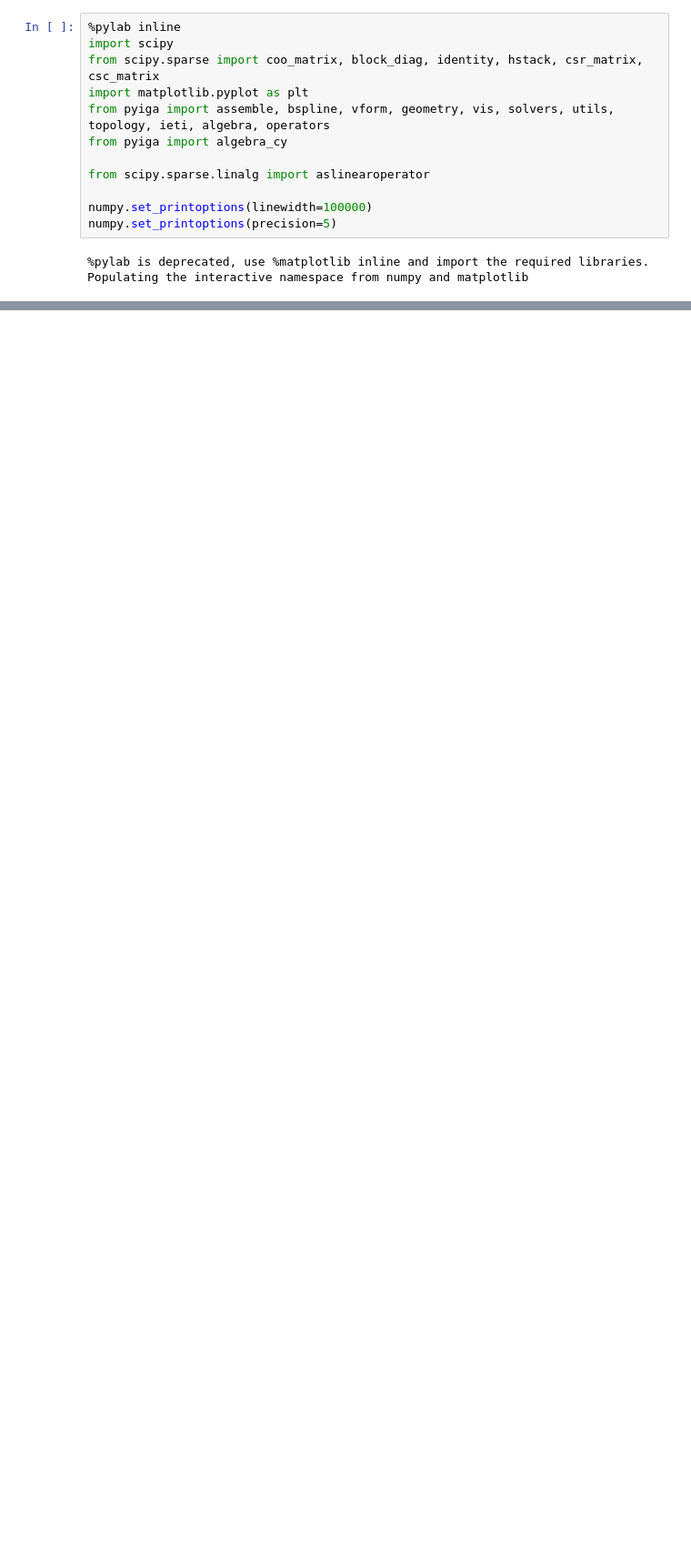
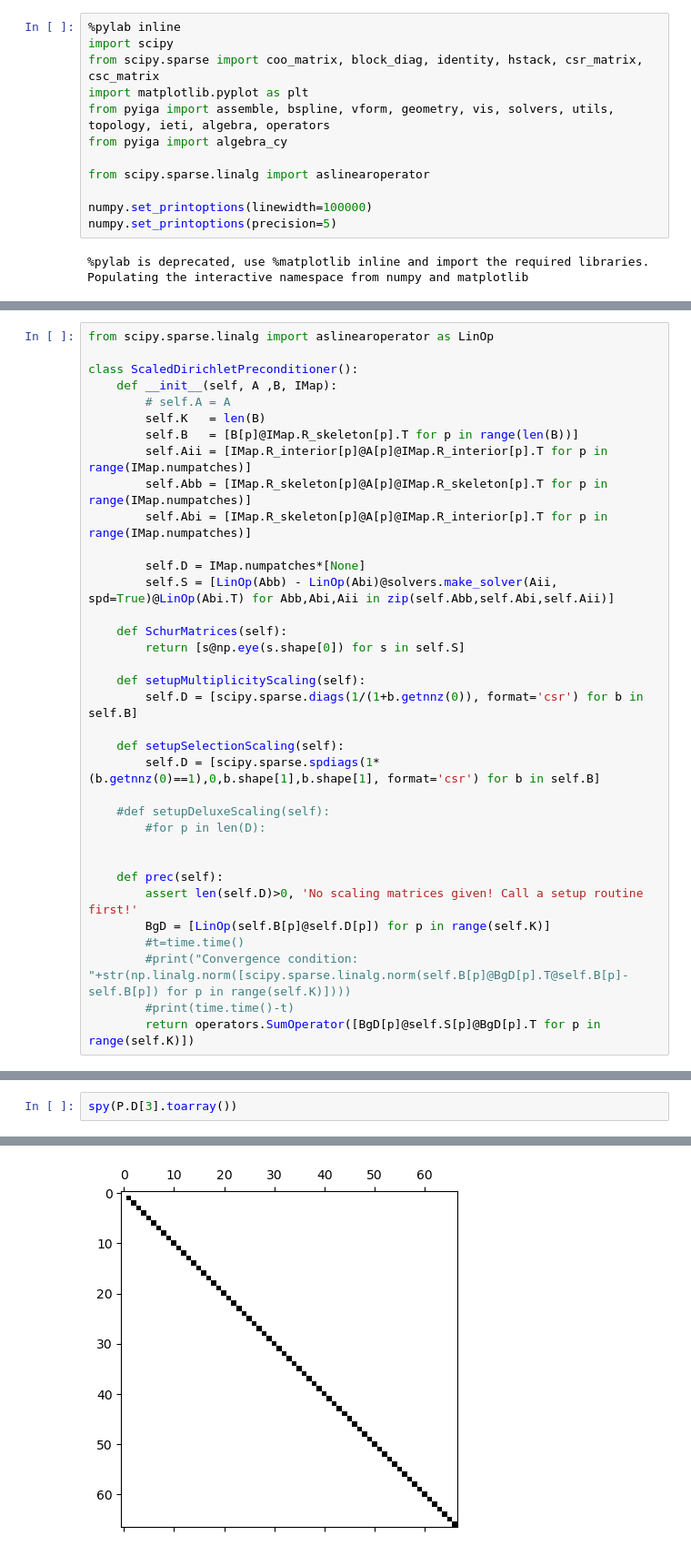
Before and after one commit to Stefan714/pyiga, a Jupyter notebook: notebooks/IETI2.ipynb, the cells around one changed output, grey strips where cells are left out. Shown at 91% size. Saved outputs shown, nothing was run; the diff lists cells and outputs as text; blank space fills up the shorter version.

```diff
--- a/notebooks/IETI2.ipynb
+++ b/notebooks/IETI2.ipynb
@@ -232,3 +365,38 @@ class IetiSystem():
         assert np.all([self.A[p].shape[0]==self.A[p].shape[1] for p in range(K)]), 'Local system matrices are not square!'
         assert np.all([self.B[p].shape[1] == self.A[p].shape[1] for p in range(K)]), 'Constraint matrices have incompatible dimension!'
         assert np.all([self.A[p].shape[0]==len(self.RHS[p]) for p in range(K)]), 'Local rhs vectors have incompatible dimension!'
+# %%
+from scipy.sparse.linalg import aslinearoperator as LinOp
+
+class ScaledDirichletPreconditioner():
+    def __init__(self, A ,B, IMap):
+        # self.A = A
+        self.K   = len(B)
+        self.B   = [B[p]@IMap.R_skeleton[p].T for p in range(len(B))]
+        self.Aii = [IMap.R_interior[p]@A[p]@IMap.R_interior[p].T for p in range(IMap.numpatches)]
+        self.Abb = [IMap.R_skeleton[p]@A[p]@IMap.R_skeleton[p].T for p in range(IMap.numpatches)]
+        self.Abi = [IMap.R_skeleton[p]@A[p]@IMap.R_interior[p].T for p in range(IMap.numpatches)]
+
+        self.D = IMap.numpatches*[None]
+        self.S = [LinOp(Abb) - LinOp(Abi)@solvers.make_solver(Aii, spd=True)@LinOp(Abi.T) for Abb,Abi,Aii in zip(self.Abb,self.Abi,self.Aii)]
+
+    def SchurMatrices(self):
+        return [s@np.eye(s.shape[0]) for s in self.S]
+
+    def setupMultiplicityScaling(self):
+        self.D = [scipy.sparse.diags(1/(1+b.getnnz(0)), format='csr') for b in self.B]
+
+    def setupSelectionScaling(self):
+        self.D = [scipy.sparse.spdiags(1*(b.getnnz(0)==1),0,b.shape[1],b.shape[1], format='csr') for b in self.B]
+
+    #def setupDeluxeScaling(self):
+        #for p in len(D):
+
+
+    def prec(self):
+        assert len(self.D)>0, 'No scaling matrices given! Call a setup routine first!'
+        BgD = [LinOp(self.B[p]@self.D[p]) for p in range(self.K)]
+        #t=time.time()
+        #print("Convergence condition: "+str(np.linalg.norm([scipy.sparse.linalg.norm(self.B[p]@BgD[p].T@self.B[p]-self.B[p]) for p in range(self.K)])))
+        #print(time.time()-t)
+        return operators.SumOperator([BgD[p]@self.S[p]@BgD[p].T for p in range(self.K)])
@@ -313,0 +508,3 @@ I.B
+# %%
+spy(P.D[3].toarray())
+# %% [output]
@@ -313,0 +512 @@ I.B
+[figure, added]
```
Also changed, not shown: parts of 139 cells of this notebook, 2 other files.
